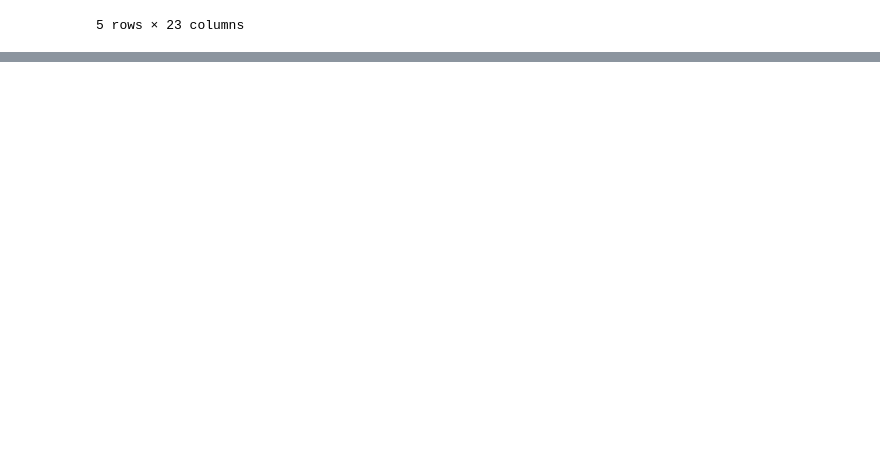
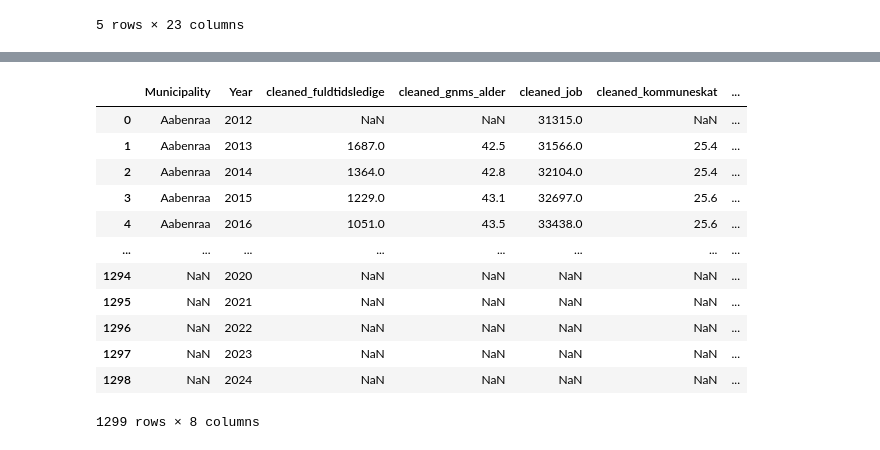
Before and after one commit to thor1033/isds-exam-2024, a Jupyter notebook: descriptive_analysis.ipynb, the cells around one changed output, grey strips where cells are left out. Saved outputs shown, nothing was run; the diff lists cells and outputs as text; code cells hidden in the pictures; blank space fills up the shorter version.

```diff
--- a/descriptive_analysis.ipynb
+++ b/descriptive_analysis.ipynb
@@ -110,3 +110,38 @@ m.save('sjaelland_transactions_choropleth.html')
 m
 # %% [output]
 [interactive output not drawn]
+# %%
+import pandas as pd
+
+# List of CSV files to load
+csv_files = [
+    'data/cleaned_fuldtidsledige.csv',
+    'data/cleaned_gnms_alder.csv',
+    'data/cleaned_job.csv',
+    'data/cleaned_kommuneskat.csv',
+    'data/cleaned_befolkning_og_indvandre.csv',
+    'data/cleaned_uddannelse.csv'
+]
+
+# Dictionary to hold the reshaped DataFrames
+reshaped_dfs = {}
+
+# Load, transpose, and reshape each DataFrame
+for file in csv_files:
+    df = pd.read_csv(file)
+    # Transpose and reshape the DataFrame
+    df = df.melt(id_vars=['Municipality'], var_name='Year', value_name=file.split('/')[-1].replace('.csv', ''))
+    reshaped_dfs[file] = df
+
+# Display the first few rows of one reshaped DataFrame to verify
+print(reshaped_dfs['data/cleaned_kommuneskat.csv'].head())
+# Function to normalize the Year column to integers
+def normalize_year_column(df):
+    df['Year'] = df['Year'].astype(float).astype(int).astype(str)
+    return df
+
+# Apply the normalization to each reshaped DataFrame
+normalized_dfs = {file: normalize_year_column(df) for file, df in reshaped_dfs.items()}
+
+# Display the first few rows of one normalized DataFrame to verify
+print(normalized_dfs['data/cleaned_kommuneskat.csv'].head())
@@ -112,0 +181,24 @@ m
+# %%
+# Start with the first reshaped DataFrame
+merged_df = reshaped_dfs['data/cleaned_fuldtidsledige.csv']
+
+# Merge with each subsequent reshaped DataFrame
+for file in csv_files[1:]:
+    merged_df = pd.merge(merged_df, reshaped_dfs[file], on=['Municipality', 'Year'], how='outer')
+
+# Display the merged DataFrame
+merged_df
+# %% [output]
+|  | Municipality | Year | cleaned_fuldtidsledige | cleaned_gnms_alder | cleaned_job | cleaned_kommuneskat | ... |
+| 0 | Aabenraa | 2012 | NaN | NaN | 31315.0 | NaN | ... |
+| 1 | Aabenraa | 2013 | 1687.0 | 42.5 | 31566.0 | 25.4 | ... |
+| 2 | Aabenraa | 2014 | 1364.0 | 42.8 | 32104.0 | 25.4 | ... |
+| 3 | Aabenraa | 2015 | 1229.0 | 43.1 | 32697.0 | 25.6 | ... |
+| 4 | Aabenraa | 2016 | 1051.0 | 43.5 | 33438.0 | 25.6 | ... |
+| ... | ... | ... | ... | ... | ... | ... | ... |
+| 1294 | NaN | 2020 | NaN | NaN | NaN | NaN | ... |
+| 1295 | NaN | 2021 | NaN | NaN | NaN | NaN | ... |
+| 1296 | NaN | 2022 | NaN | NaN | NaN | NaN | ... |
+| 1297 | NaN | 2023 | NaN | NaN | NaN | NaN | ... |
+| 1298 | NaN | 2024 | NaN | NaN | NaN | NaN | ... |
+1299 rows × 8 columns
```
Also changed, not shown: parts of 4 cells of this notebook, 13 other files.
